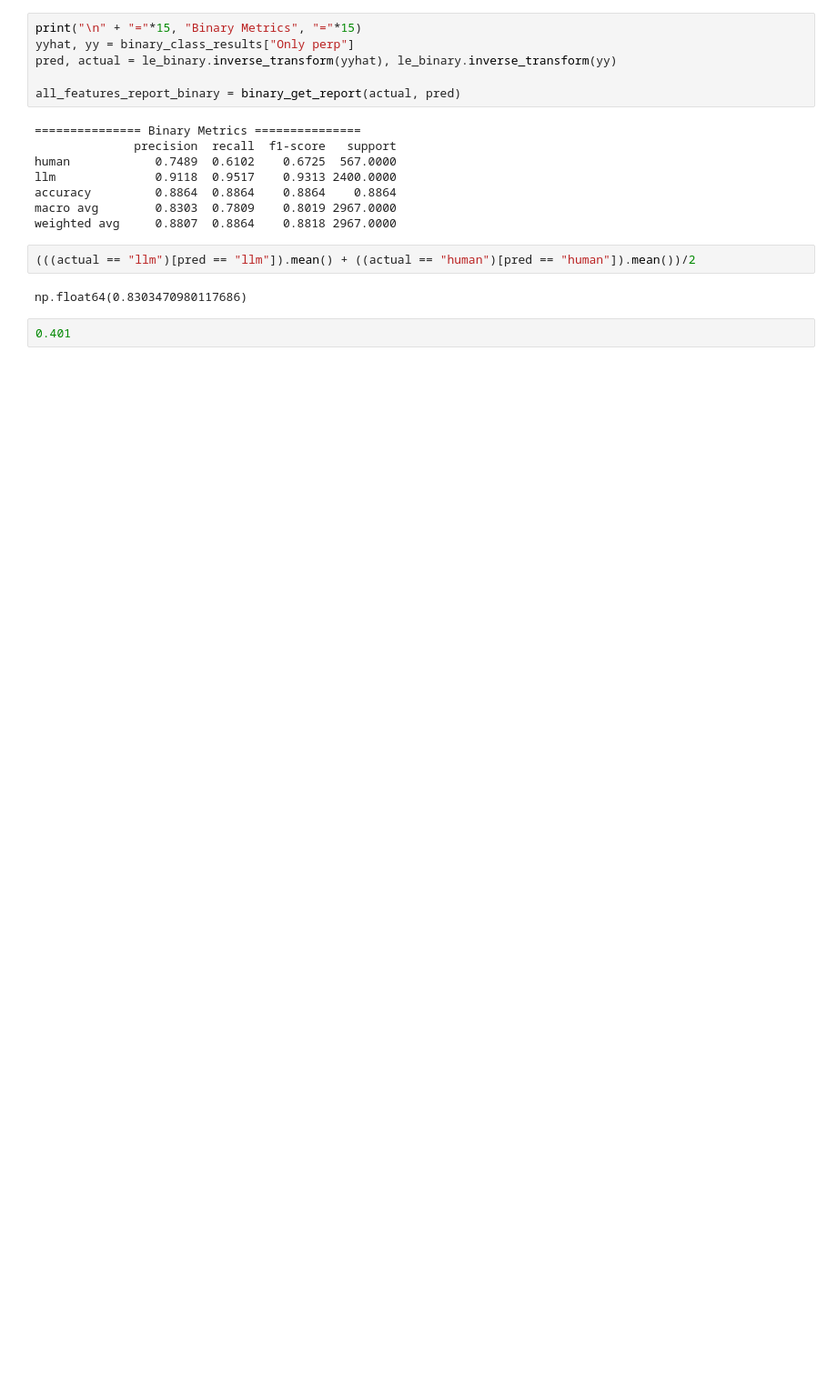
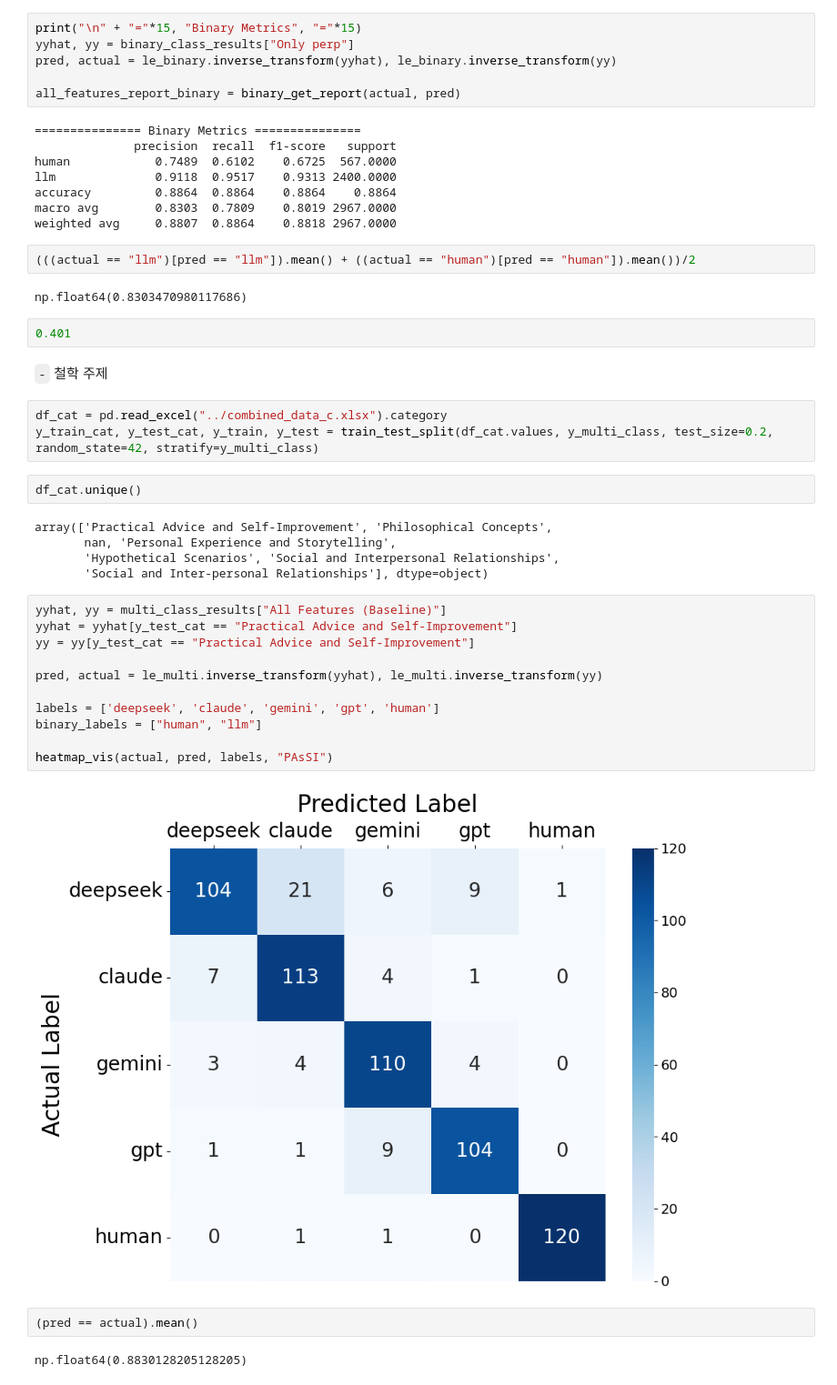
Before and after one commit to HollyRiver/LLMdetector, a Jupyter notebook: model/dnn.ipynb, the cells around one changed output. Shown at 91% size. Saved outputs shown, nothing was run; the diff lists cells and outputs as text; blank space fills up the shorter version.

```diff
--- a/model/dnn.ipynb
+++ b/model/dnn.ipynb
@@ -310,3 +310,32 @@ weighted avg     0.8807  0.8864    0.8818 2967.0000
 np.float64(0.8303470980117686)
 # %%
 0.401
+# %% [markdown]
+`-` 철학 주제
+# %%
+df_cat = pd.read_excel("../combined_data_c.xlsx").category
+y_train_cat, y_test_cat, y_train, y_test = train_test_split(df_cat.values, y_multi_class, test_size=0.2, random_state=42, stratify=y_multi_class)
+# %%
+df_cat.unique()
+# %% [output]
+array(['Practical Advice and Self-Improvement', 'Philosophical Concepts',
+       nan, 'Personal Experience and Storytelling',
+       'Hypothetical Scenarios', 'Social and Interpersonal Relationships',
+       'Social and Inter-personal Relationships'], dtype=object)
+# %%
+yyhat, yy = multi_class_results["All Features (Baseline)"]
+yyhat = yyhat[y_test_cat == "Practical Advice and Self-Improvement"]
+yy = yy[y_test_cat == "Practical Advice and Self-Improvement"]
+
+pred, actual = le_multi.inverse_transform(yyhat), le_multi.inverse_transform(yy)
+
+labels = ['deepseek', 'claude', 'gemini', 'gpt', 'human']
+binary_labels = ["human", "llm"]
+
+heatmap_vis(actual, pred, labels, "PAsSI")
+# %% [output]
+[figure, added]
+# %%
+(pred == actual).mean()
+# %% [output]
+np.float64(0.8830128205128205)
```
Also changed, not shown: parts of 1 cell of this notebook, 12 other files.
